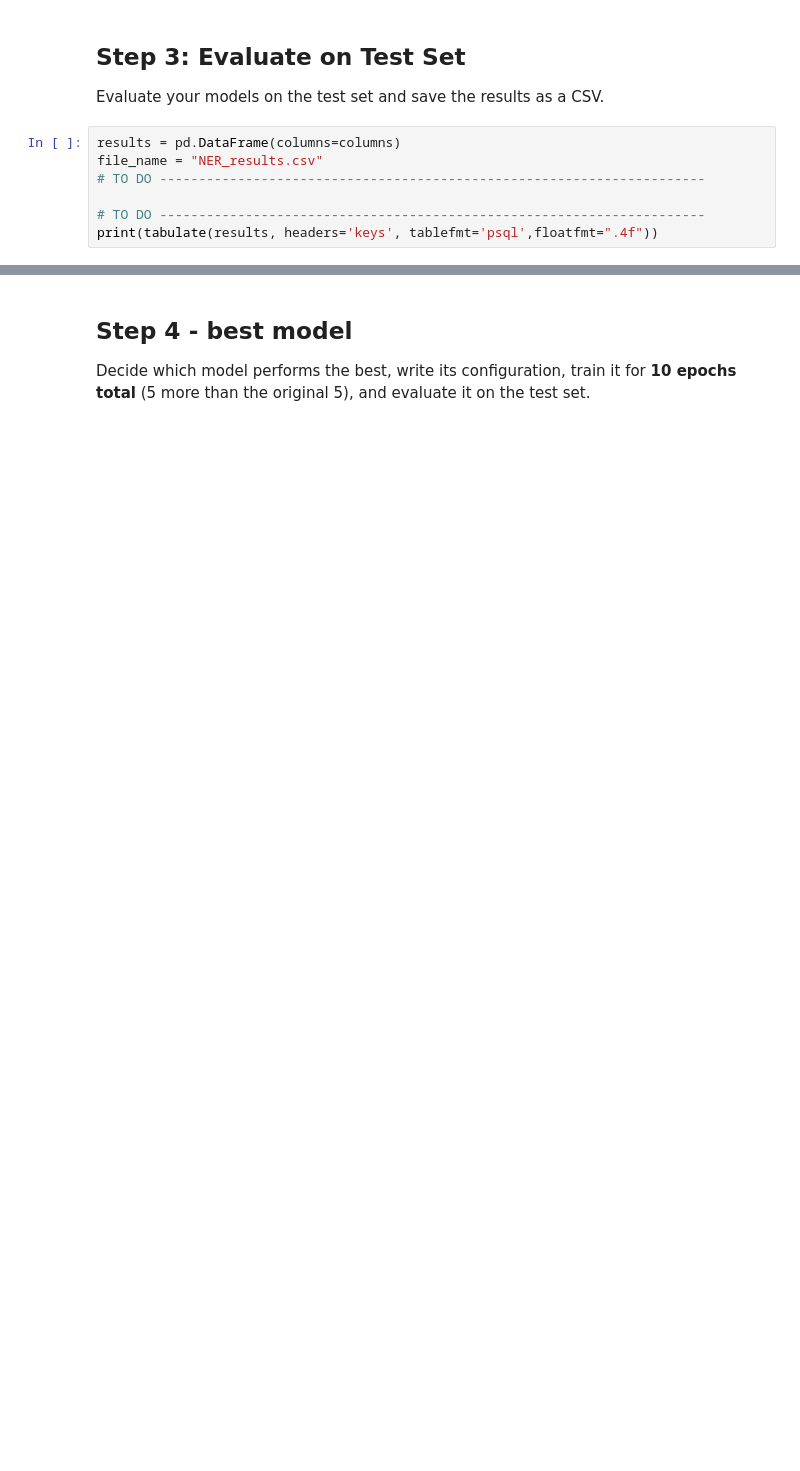
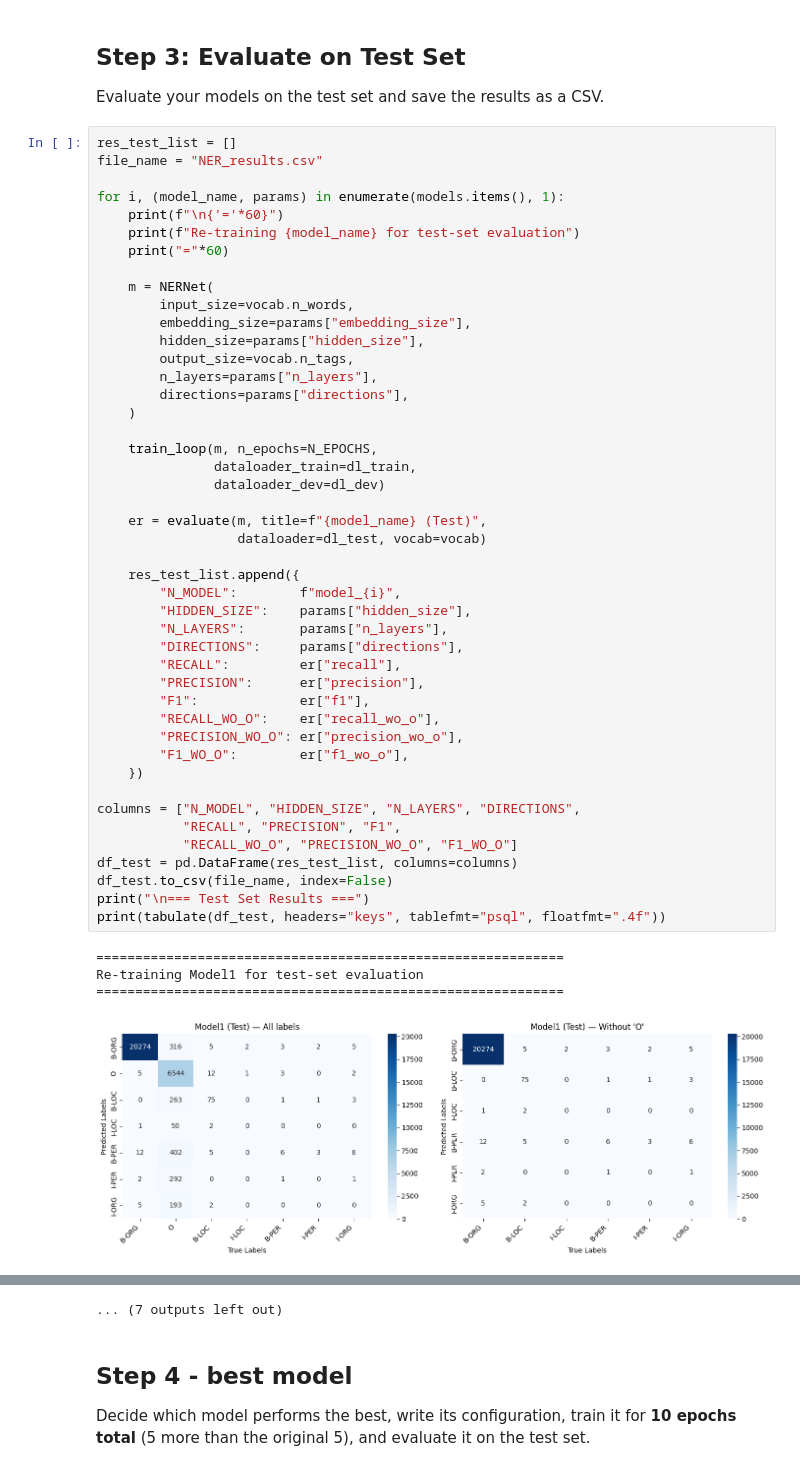
Before and after one commit to yossefPartouche/Intro_NLP, a Jupyter notebook: NER_LSTM.ipynb, the cells around one changed output, grey strips where cells are left out. Saved outputs shown, nothing was run; the diff lists cells and outputs as text; blank space fills up the shorter version.

```diff
--- a/NER_LSTM.ipynb
+++ b/NER_LSTM.ipynb
@@ -640,10 +1072,53 @@ print(tabulate(results_dev, headers='keys', tablefmt='psql', floatfmt=".4f"))
 # %% [markdown]
 ## Step 3: Evaluate on Test Set
 Evaluate your models on the test set and save the results as a CSV.
-# %%
-results = pd.DataFrame(columns=columns)
-file_name = "NER_results.csv"
-# TO DO ----------------------------------------------------------------------
-
-# TO DO ----------------------------------------------------------------------
-print(tabulate(results, headers='keys', tablefmt='psql',floatfmt=".4f"))
+# %%
+res_test_list = []
+file_name = "NER_results.csv"
+
+for i, (model_name, params) in enumerate(models.items(), 1):
+    print(f"\n{'='*60}")
+    print(f"Re-training {model_name} for test-set evaluation")
+    print("="*60)
+
+    m = NERNet(
+        input_size=vocab.n_words,
+        embedding_size=params["embedding_size"],
+        hidden_size=params["hidden_size"],
+        output_size=vocab.n_tags,
+        n_layers=params["n_layers"],
+        directions=params["directions"],
+    )
+
+    train_loop(m, n_epochs=N_EPOCHS,
+               dataloader_train=dl_train,
+               dataloader_dev=dl_dev)
+
+    er = evaluate(m, title=f"{model_name} (Test)",
+                  dataloader=dl_test, vocab=vocab)
+
+    res_test_list.append({
+        "N_MODEL":        f"model_{i}",
+        "HIDDEN_SIZE":    params["hidden_size"],
+        "N_LAYERS":       params["n_layers"],
+        "DIRECTIONS":     params["directions"],
+        "RECALL":         er["recall"],
+        "PRECISION":      er["precision"],
+        "F1":             er["f1"],
+        "RECALL_WO_O":    er["recall_wo_o"],
+        "PRECISION_WO_O": er["precision_wo_o"],
+        "F1_WO_O":        er["f1_wo_o"],
+    })
+
+columns = ["N_MODEL", "HIDDEN_SIZE", "N_LAYERS", "DIRECTIONS",
+           "RECALL", "PRECISION", "F1",
+           "RECALL_WO_O", "PRECISION_WO_O", "F1_WO_O"]
+df_test = pd.DataFrame(res_test_list, columns=columns)
+df_test.to_csv(file_name, index=False)
+print("\n=== Test Set Results ===")
+print(tabulate(df_test, headers="keys", tablefmt="psql", floatfmt=".4f"))
+# %% [output]
+============================================================
+Re-training Model1 for test-set evaluation
+============================================================
+[figure, added]
@@ -650,3 +1180,4 @@ print(tabulate(results, headers='keys', tablefmt='psql',floatfmt=".4f"))
+... (7 outputs left out)
 # %% [markdown]
 ## Step 4 - best model
 Decide which model performs the best, write its configuration, train it for **10 epochs total** (5 more than the original 5), and evaluate it on the test set.
```
Also changed, not shown: parts of 48 cells of this notebook.
